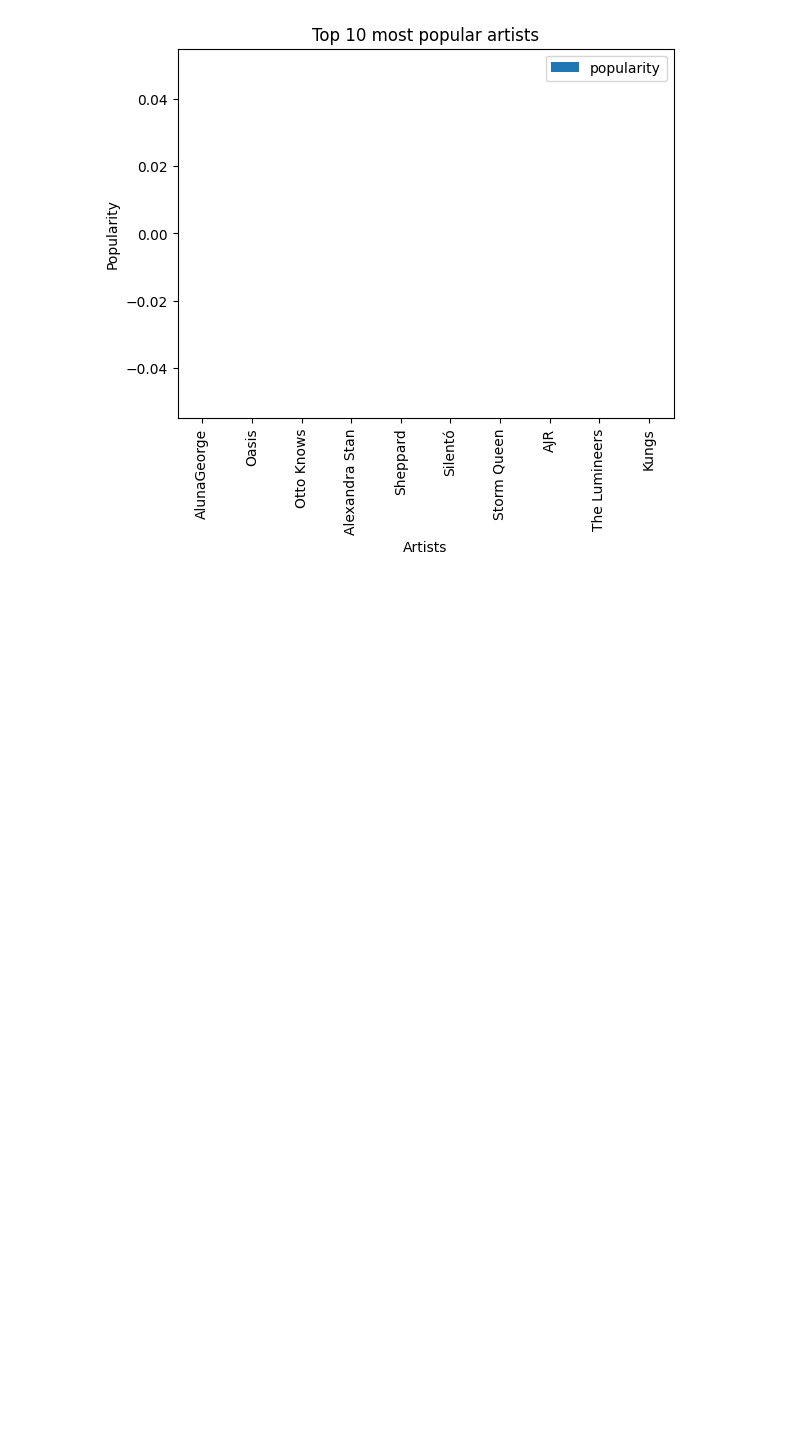
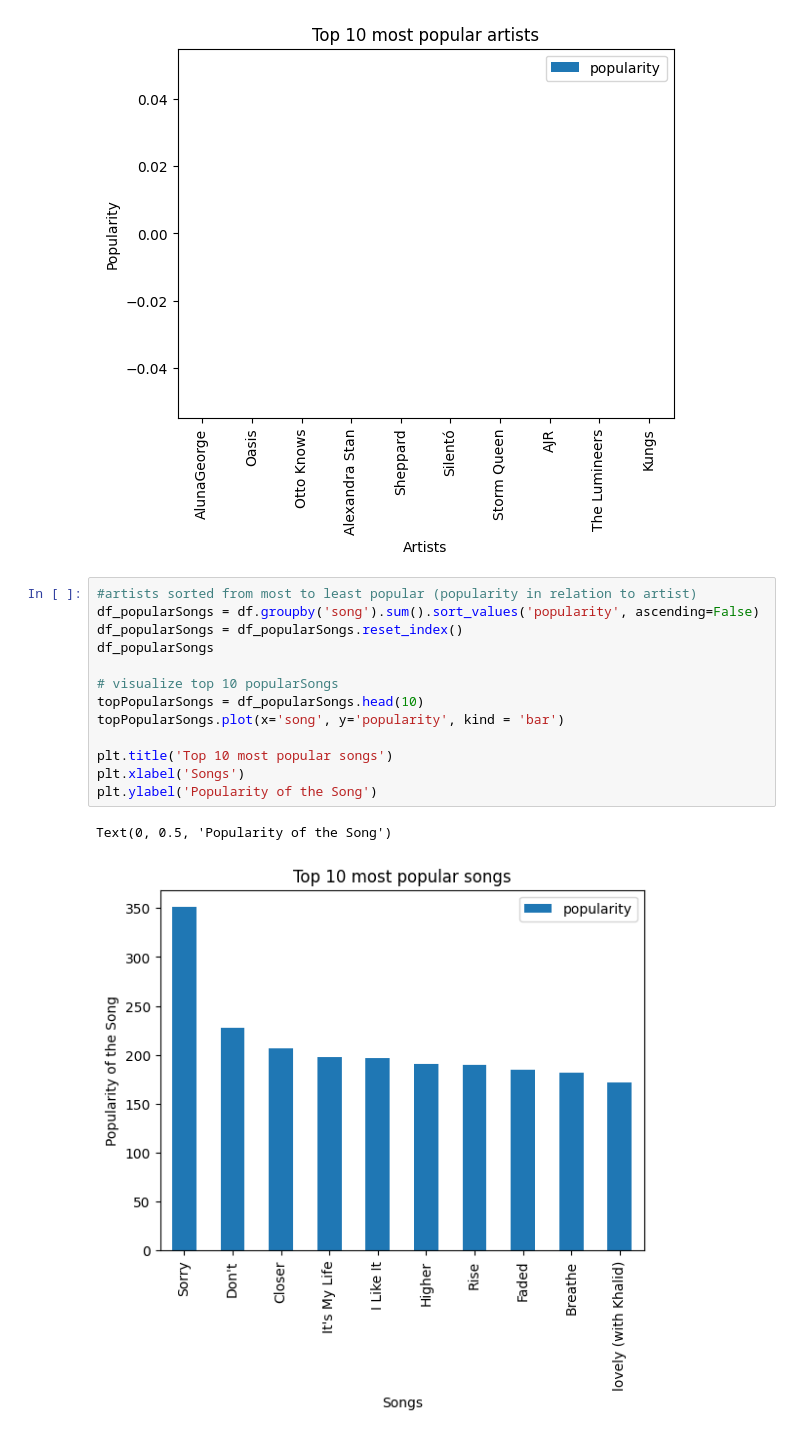
Before and after one commit to mduos/scipy_project_group_16, a Jupyter notebook: aiko.ipynb, the cells around one changed output. Cells and saved outputs as stored; diff of their text form; blank space fills up the shorter version.

```diff
--- a/aiko.ipynb
+++ b/aiko.ipynb
@@ -122,3 +122,19 @@ plt.ylabel('Popularity')
 # %% [output]
 Text(0, 0.5, 'Popularity')
 [figure]
+# %%
+#artists sorted from most to least popular (popularity in relation to artist)
+df_popularSongs = df.groupby('song').sum().sort_values('popularity', ascending=False)
+df_popularSongs = df_popularSongs.reset_index()
+df_popularSongs
+
+# visualize top 10 popularSongs
+topPopularSongs = df_popularSongs.head(10)
+topPopularSongs.plot(x='song', y='popularity', kind = 'bar')
+
+plt.title('Top 10 most popular songs')
+plt.xlabel('Songs')
+plt.ylabel('Popularity of the Song')
+# %% [output]
+Text(0, 0.5, 'Popularity of the Song')
+[figure, added]
```
Also changed, not shown: parts of 2 cells of this notebook.
